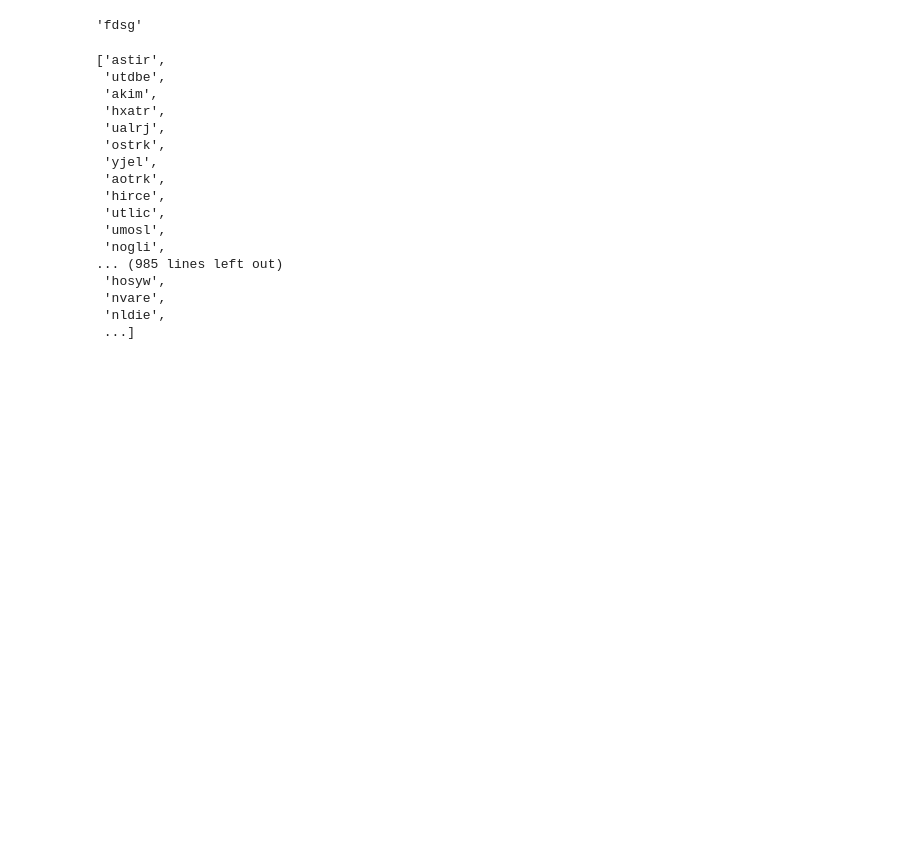
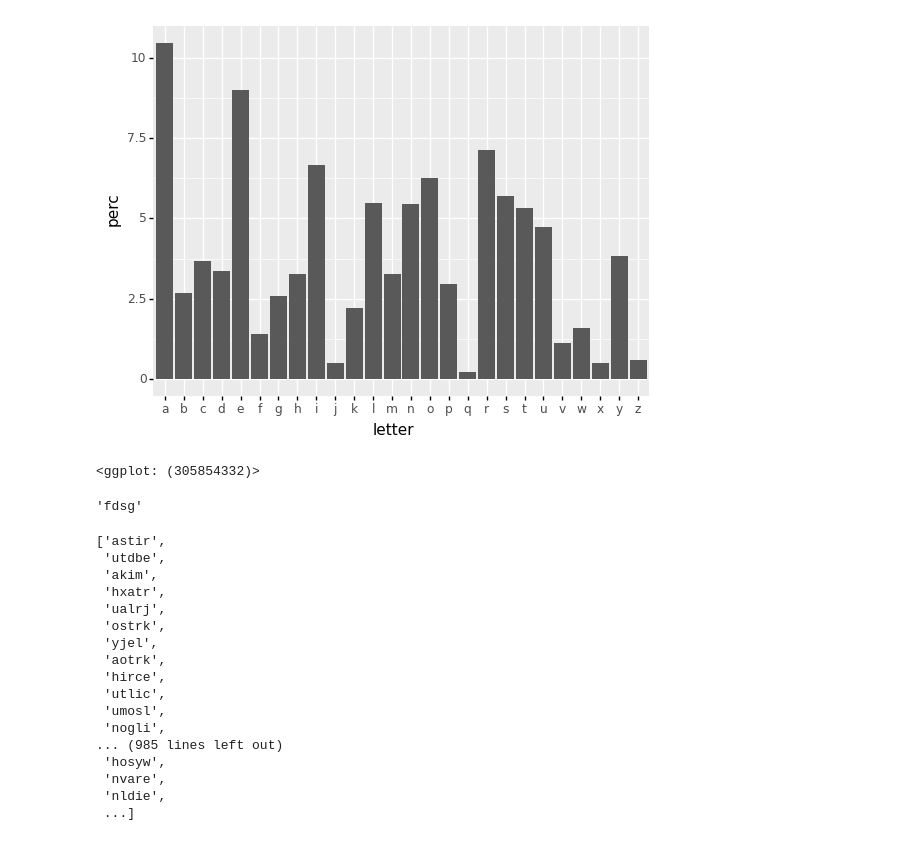
Before and after one commit to citrez/easy_wordle, a Jupyter notebook: explore.ipynb, the cells around one changed output. Cells and saved outputs as stored; diff of their text form; code cells hidden in the pictures; blank space fills up the shorter version.

```diff
--- a/explore.ipynb
+++ b/explore.ipynb
@@ -55,0 +7,11 @@ with open('data/five_letter_words.txt','w') as f:
+# %%
+w = Wordle()
+# %%
+unique_letters = {word:"".join(set(word)) for word in w.possible_words}
+unique_letters_str = "".join(unique_letters.values())
+# %%
+letter_counts = {l:unique_letters_str.count(l) for l in "abcdefghijklmnopqrstuvwxyz"}
+# %%
+letter_counts_df = pd.DataFrame({'letter':letter_counts.keys(),'count':letter_counts.values()})
+letter_counts_df = letter_counts_df.assign(perc = lambda df: 100*(df['count']/sum(df['count']) ))
+letter_counts_df.head()
@@ -56,3 +25,8 @@ with open('data/five_letter_words.txt','w') as f:
+# %%
+ggplot(letter_counts_df)+geom_col(aes('letter','perc') )
+# %% [output]
+[figure, added]
+<ggplot: (305854332)>
 # %%
 ''.join(set('dsgdfdf'))
 # %% [output]
```
Also changed, not shown: parts of 9 cells of this notebook, 1 other file.
